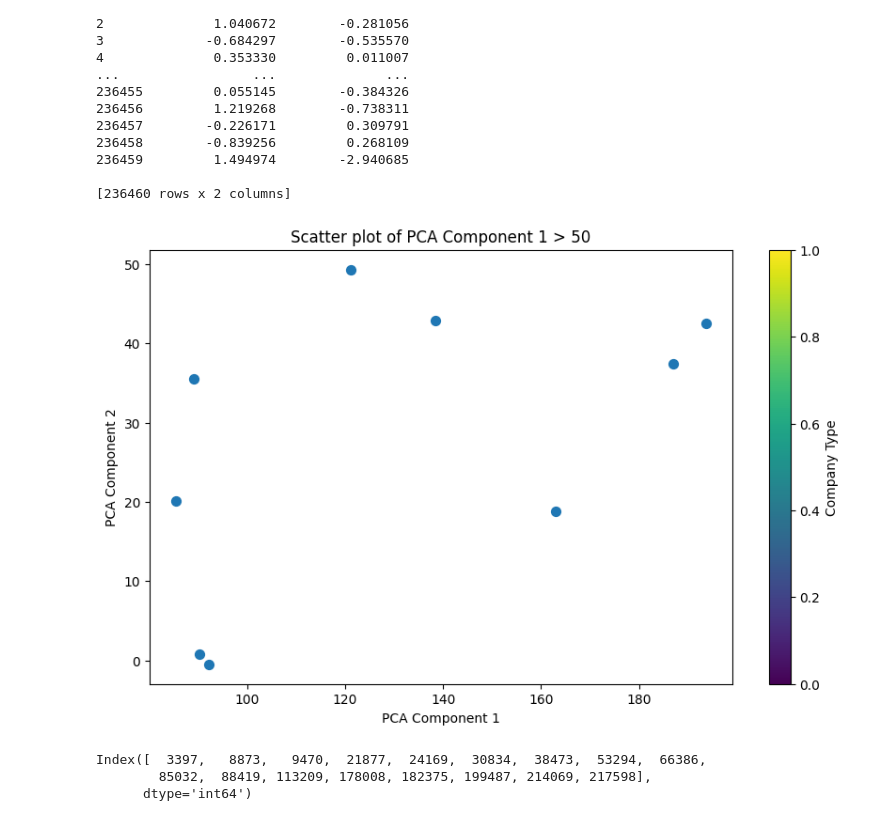
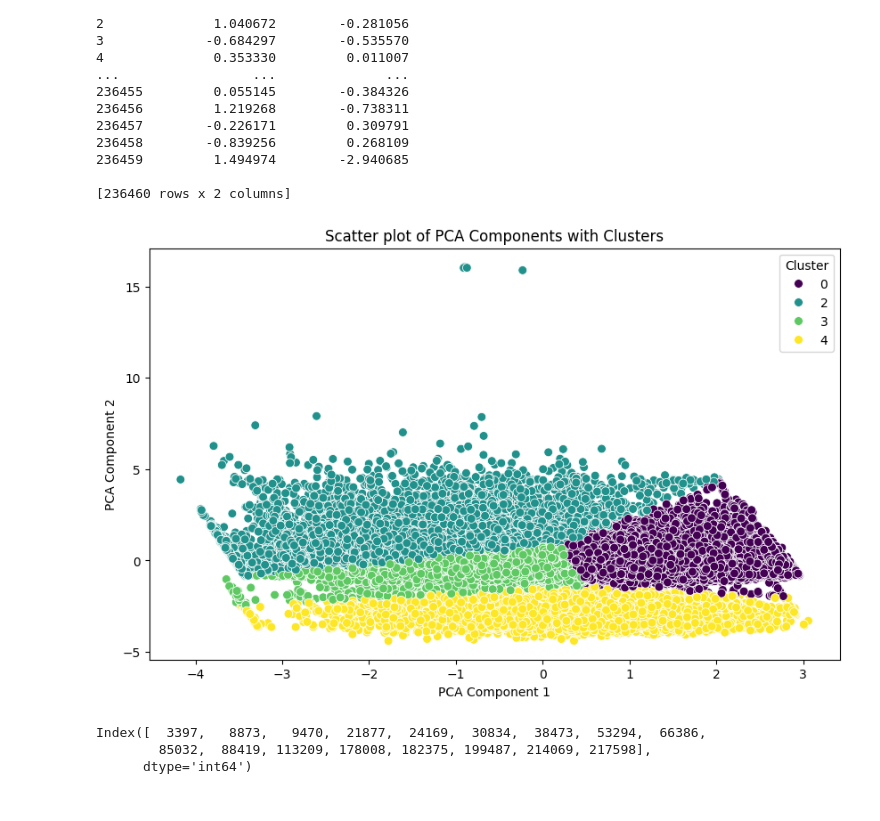
Before and after one commit to FabianWientjes/challengeStudieweekHU, a Jupyter notebook: model/kmeans.ipynb, the cells around one changed output. Drawn from its saved outputs; the diff is of its cells as text; code cells hidden in the pictures.

Commit message:
nieuwe clustering + visuals

```diff
--- a/model/kmeans.ipynb
+++ b/model/kmeans.ipynb
@@ -45,5 +46,5 @@ filtered_data = filtered_original_data[filtered_original_data['PCA_Component_1']
 # %%
-n_clusters = 2  # Stel het gewenste aantal clusters in
+n_clusters = 5  # Stel het gewenste aantal clusters in
 kmeans = KMeans(n_clusters=n_clusters, random_state=0)
 kmeans.fit(X_pca)
 labels_pca = kmeans.labels_
@@ -84,16 +85,26 @@ print (pca_components)
 
 [236460 rows x 2 columns]
 # %%
-# Maak een scatter plot van de gefilterde data
+filtered_original_data['Cluster'] = labels_pca
+# Filter de data waar PCA_Component_1 kleiner is dan 25
+filtered_original_data = filtered_original_data[filtered_original_data['PCA_Component_1'] <25]
+# Maak een scatter plot van de gefilterde data met clusters in verschillende kleuren
 plt.figure(figsize=(10, 6))
-plt.scatter(filtered_data['PCA_Component_1'], filtered_data['PCA_Component_2'], s=50, cmap='viridis')
+sns.scatterplot(
+    x='PCA_Component_1',
+    y='PCA_Component_2',
+    hue='Cluster',
+    palette='viridis',
+    data=filtered_original_data,
+    s=50
+)
 plt.xlabel('PCA Component 1')
 plt.ylabel('PCA Component 2')
-plt.title('Scatter plot of PCA Component 1 > 50')
-plt.colorbar(label='Company Type')
+plt.title('Scatter plot of PCA Components with Clusters')
+plt.legend(title='Cluster')
 plt.show()
 # %% [output]
-[figure, old version]
+[figure, new version]
 # %%
 original_data_approx = pca.inverse_transform(X_pca)
 
```
Also changed, not shown: parts of 4 cells of this notebook, 4 other files.
